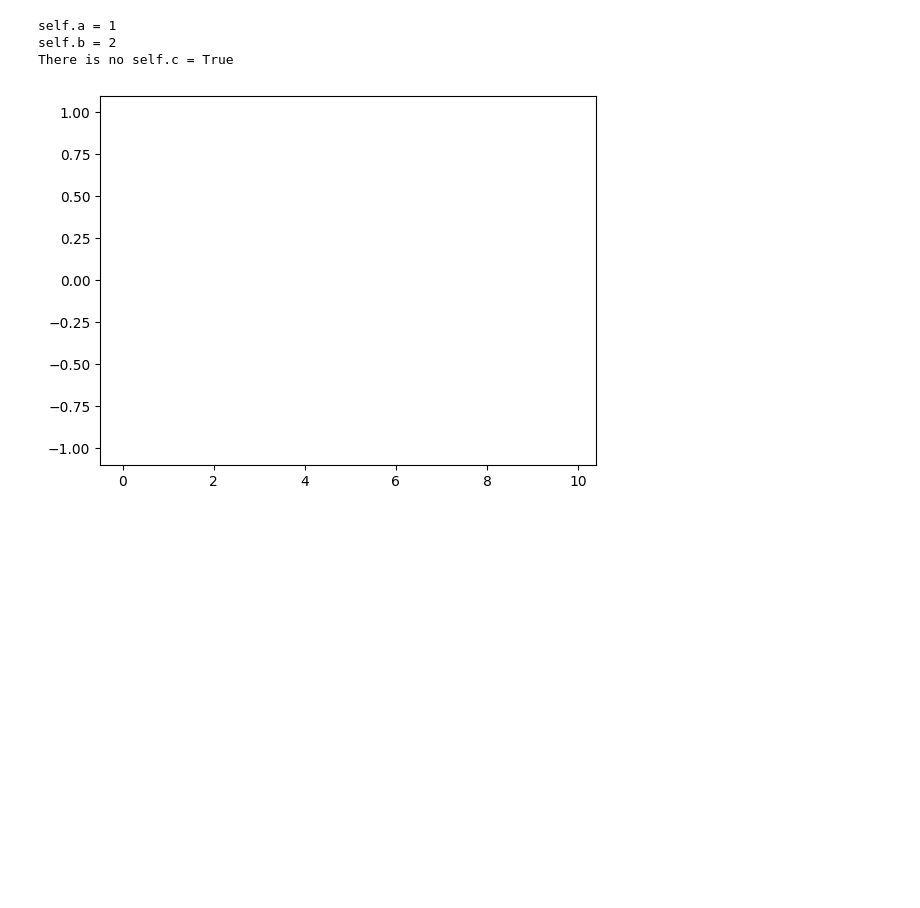
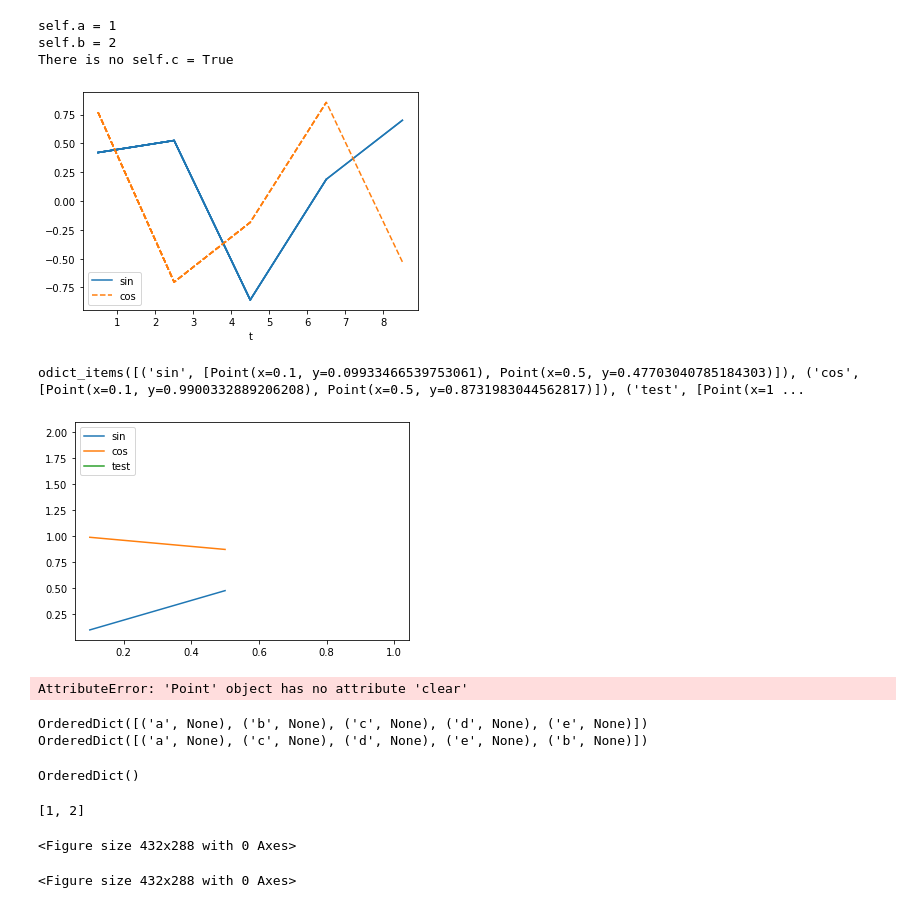
Before and after one commit to jsmidt/scratch, a Jupyter notebook: d2l/chap3_pytorch.ipynb, the cells around one changed output. Cells and saved outputs as stored; diff of their text form; code cells hidden in the pictures; blank space fills up the shorter version.

```diff
--- a/d2l/chap3_pytorch.ipynb
+++ b/d2l/chap3_pytorch.ipynb
@@ -72,9 +118,51 @@ self.a = 1
 self.b = 2
 There is no self.c = True
 # %%
-board = ProgressBoard('x')
-for x in np.arange(0, 10, 0.1):
+board = ProgressBoard('t')
+for x in np.arange(0, 10,1):
     board.draw(x, np.sin(x), 'sin', every_n=2)
-    board.draw(x, np.cos(x), 'cos', every_n=10)
+    board.draw(x, np.cos(x), 'cos', every_n=2)
 # %% [output]
-[figure, old version]
+[figure, new version]
+# %%
+board.draw(x=1,y=2,label='test')
+# %% [output]
+odict_items([('sin', [Point(x=0.1, y=0.09933466539753061), Point(x=0.5, y=0.47703040785184303)]), ('cos', [Point(x=0.1, y=0.9900332889206208), Point(x=0.5, y=0.8731983044562817)]), ('test', [Point(x=1 ...
+[figure, added]
+# %%
+Point = collections.namedtuple('Point', ['x', 'y'])
+
+p = Point(11, y=22)
+p[0] + p[1]
+
+x, y = p
+x, y
+
+p.x + p.y
+p
+
+p.clear()
+# %% [output]
+AttributeError: 'Point' object has no attribute 'clear'
+# %%
+d = collections.OrderedDict.fromkeys('abcde')
+print (d)
+d.move_to_end('b')
+print (d)
+''.join(d)
+
+d.clear()
+d
+# %% [output]
+OrderedDict([('a', None), ('b', None), ('c', None), ('d', None), ('e', None)])
+OrderedDict([('a', None), ('c', None), ('d', None), ('e', None), ('b', None)])
+OrderedDict()
+# %%
+fig = plt.figure()
+plt.get_fignums()
+fig = plt.figure()
+plt.get_fignums()
+# %% [output]
+[1, 2]
+<Figure size 432x288 with 0 Axes>
+<Figure size 432x288 with 0 Axes>
```
Also changed, not shown: parts of 3 cells of this notebook, 1 other file.
